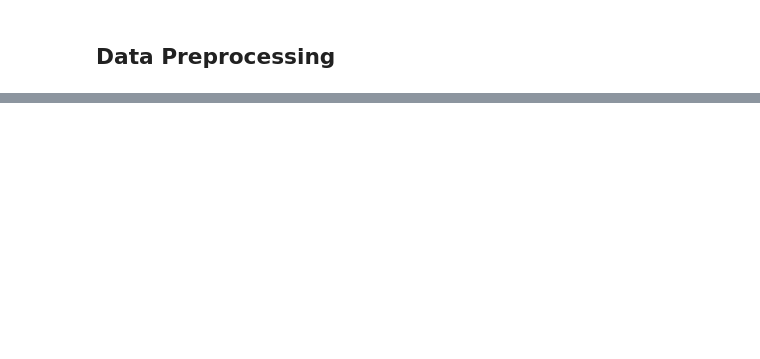
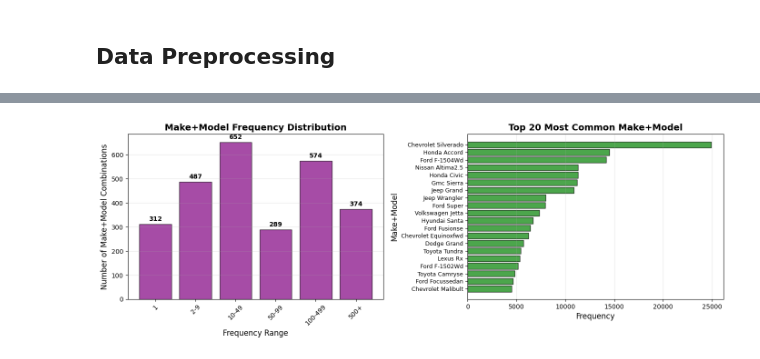
Before and after one commit to prettycoolflacko/Used_car_prediction-DS, a Jupyter notebook: cars.ipynb, the cells around one changed output, grey strips where cells are left out. Saved outputs shown, nothing was run; the diff lists cells and outputs as text; code cells hidden in the pictures; blank space fills up the shorter version.

```diff
--- a/cars.ipynb
+++ b/cars.ipynb
@@ -217,0 +198,16 @@ for _, row in clean_examples.iterrows():
+# %%
+# Step 1: Create Make+Model combined feature
+print("=== STEP 1: CREATE MAKE+MODEL COMBINED FEATURE ===\n")
+
+# Combine Make and Model
+df_clean['Make_Model'] = df_clean['Make'].str.strip() + ' ' + df_clean['Model'].str.strip()
+
+print(f"✓ Combined Make + Model into 'Make_Model' feature")
+print(f"  Total rows: {len(df_clean):,}")
+print(f"  Unique Make+Model combinations: {df_clean['Make_Model'].nunique():,}")
+
+print(f"\n📋 Top 10 Make+Model combinations:")
+print(df_clean['Make_Model'].value_counts().head(10))
+
+print(f"\n📋 Sample combinations:")
+print(df_clean[['Make', 'Model', 'Make_Model', 'Price']].head(10))
@@ -217,0 +328,51 @@ for _, row in clean_examples.iterrows():
+# %%
+# Step 4: Frequency Analysis
+print("\n=== STEP 4: FREQUENCY ANALYSIS ===\n")
+
+# Get Make+Model frequencies
+makemodel_freq = df_clean['MakeModel_Clean'].value_counts()
+print(f"Total unique Make+Model combinations: {len(makemodel_freq):,}")
+print(f"Combinations with < 10 occurrences: {(makemodel_freq < 10).sum():,} ({(makemodel_freq < 10).sum()/len(makemodel_freq)*100:.1f}%)")
+print(f"Combinations with < 50 occurrences: {(makemodel_freq < 50).sum():,} ({(makemodel_freq < 50).sum()/len(makemodel_freq)*100:.1f}%)")
+
+print(f"\n📊 Frequency Distribution:")
+print(f"  1 occurrence: {(makemodel_freq == 1).sum():,} combinations")
+print(f"  2-9 occurrences: {((makemodel_freq >= 2) & (makemodel_freq < 10)).sum():,} combinations")
+print(f"  10-49 occurrences: {((makemodel_freq >= 10) & (makemodel_freq < 50)).sum():,} combinations")
+print(f"  50-99 occurrences: {((makemodel_freq >= 50) & (makemodel_freq < 100)).sum():,} combinations")
+print(f"  100+ occurrences: {(makemodel_freq >= 100).sum():,} combinations")
+
+# Visualize frequency distribution
+plt.figure(figsize=(14, 5))
+
+plt.subplot(1, 2, 1)
+freq_bins = [1, 2, 10, 50, 100, 500, makemodel_freq.max()]
+freq_labels = ['1', '2-9', '10-49', '50-99', '100-499', f'500+']
+freq_counts = []
+for i in range(len(freq_bins)-1):
+    count = ((makemodel_freq >= freq_bins[i]) & (makemodel_freq < freq_bins[i+1])).sum()
+    freq_counts.append(count)
+freq_counts.append((makemodel_freq >= freq_bins[-2]).sum())
+
+plt.bar(freq_labels, freq_counts[:len(freq_labels)], color='purple', alpha=0.7, edgecolor='black')
+plt.xlabel('Frequency Range', fontsize=12)
+plt.ylabel('Number of Make+Model Combinations', fontsize=12)
+plt.title('Make+Model Frequency Distribution', fontsize=14, fontweight='bold')
+plt.xticks(rotation=45)
+plt.grid(True, alpha=0.3, axis='y')
+for i, v in enumerate(freq_counts[:len(freq_labels)]):
+    plt.text(i, v + max(freq_counts)*0.02, f'{v:,}', ha='center', fontweight='bold')
+
+plt.subplot(1, 2, 2)
+top_20 = makemodel_freq.head(20)
+plt.barh(range(len(top_20)), top_20.values, color='green', alpha=0.7, edgecolor='black')
+plt.yticks(range(len(top_20)), top_20.index, fontsize=9)
+plt.xlabel('Frequency', fontsize=12)
+plt.ylabel('Make+Model', fontsize=12)
+plt.title('Top 20 Most Common Make+Model', fontsize=14, fontweight='bold')
+plt.grid(True, alpha=0.3, axis='x')
+plt.gca().invert_yaxis()
+
+plt.tight_layout()
+plt.show()
+# %% [output]
@@ -217,0 +396 @@ for _, row in clean_examples.iterrows():
+[figure, added]
```
Also changed, not shown: parts of 59 cells of this notebook, 2 other files.
